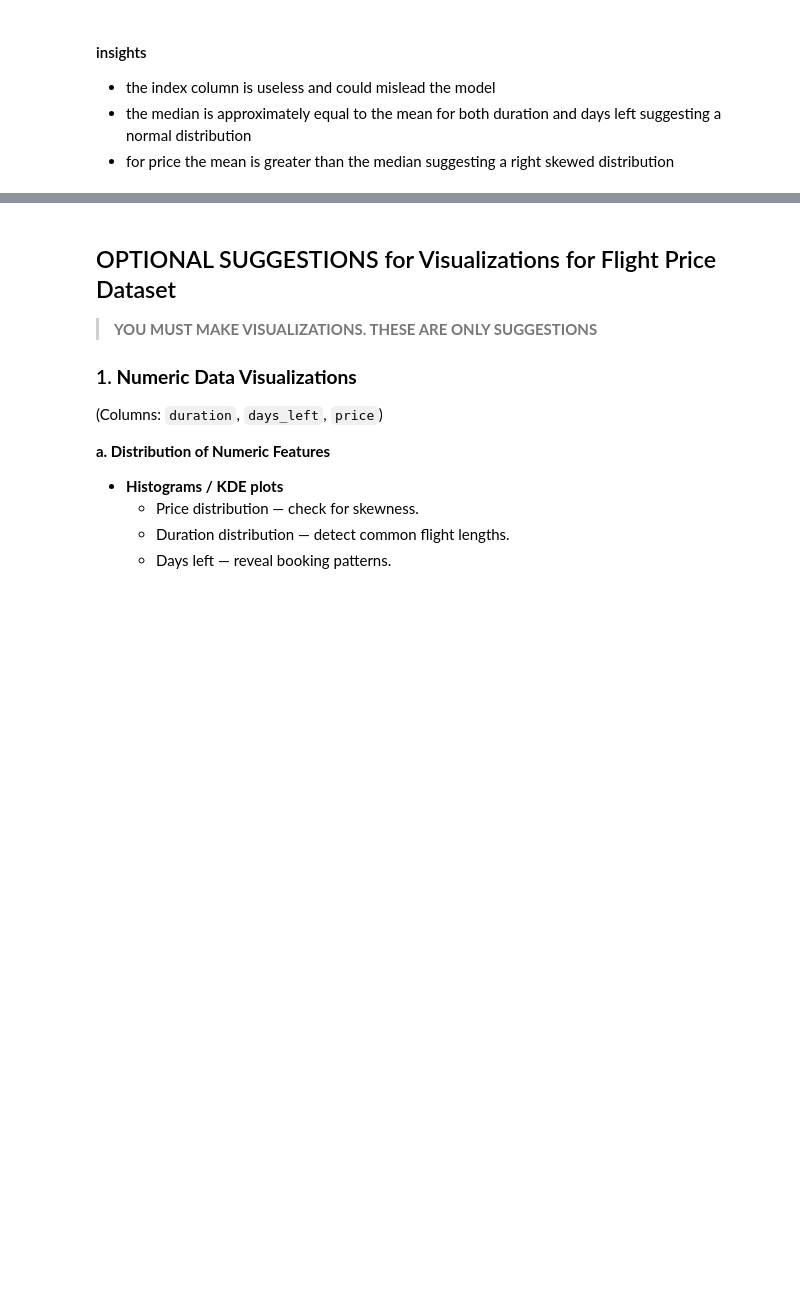
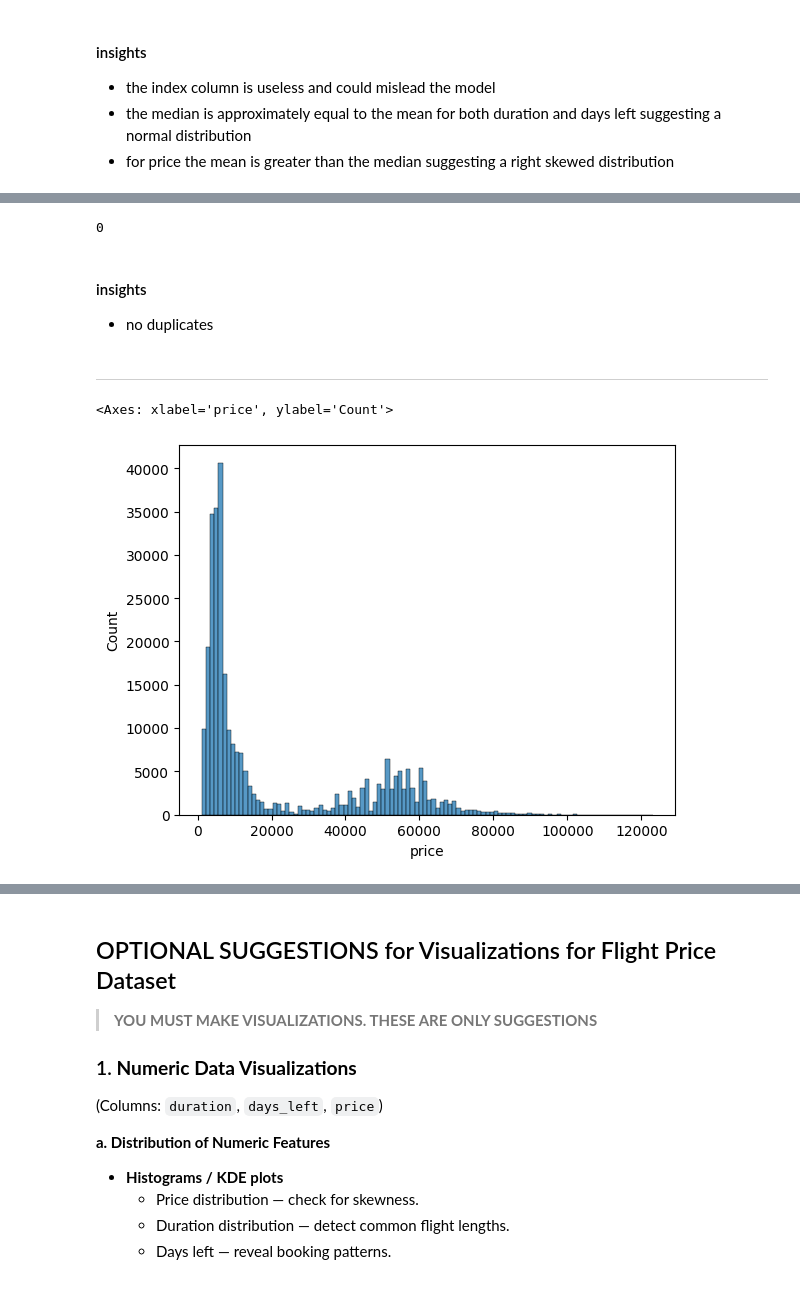
Before and after one commit to Abdallahyasser14/-Airline-Flights-Price-Prediction-Project, a Jupyter notebook: Regression_Task.ipynb, the cells around one changed output, grey strips where cells are left out. Drawn from its saved outputs; the diff is of its cells as text; code cells hidden in the pictures; blank space fills up the shorter version.

```diff
--- a/Regression_Task.ipynb
+++ b/Regression_Task.ipynb
@@ -402,3 +403,6 @@ df.describe()
 - the index column is useless and could mislead the model
 - the median is approximately equal to the mean for both duration and days left suggesting a normal distribution
 - for price the mean is greater than the median suggesting a right skewed distribution
+# %%
+df.drop(columns='index',inplace=True)
+df.describe()
@@ -404,0 +419,14 @@ df.describe()
+# %%
+print(df.duplicated().sum())
+# %% [output]
+0
+# %% [markdown]
+#### insights
+- no duplicates
+# %% [markdown]
+--------------------------------------------------------
+# %%
+sns.histplot(x='price',data=df)
+# %% [output]
+<Axes: xlabel='price', ylabel='Count'>
+[figure, added]
```
Also changed, not shown: parts of 38 cells of this notebook.
